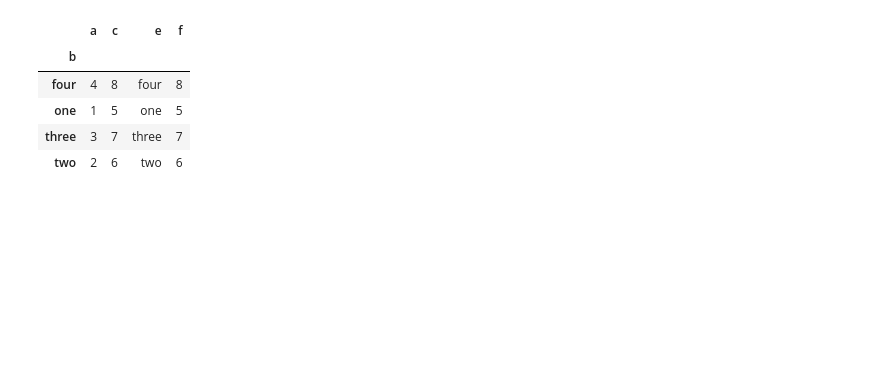
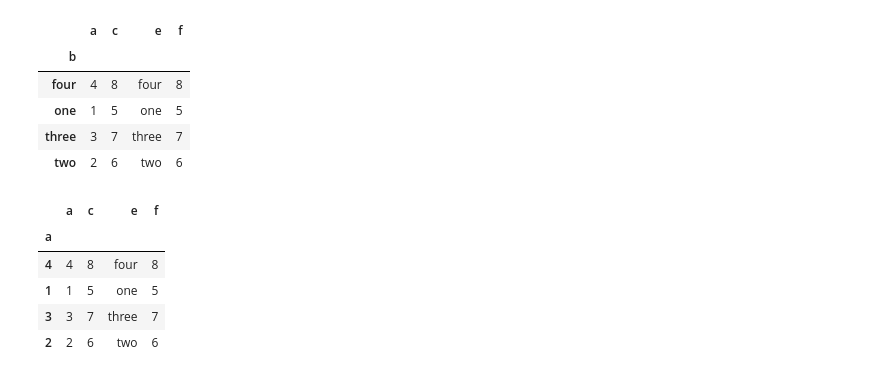
Before and after one commit to jwzinser/Tesis, a Jupyter notebook: ml/df_merge.ipynb, the cells around one changed output. Saved outputs shown, nothing was run; the diff lists cells and outputs as text; code cells hidden in the pictures; blank space fills up the shorter version.

```diff
--- a/ml/df_merge.ipynb
+++ b/ml/df_merge.ipynb
@@ -106,3 +214,14 @@ d1.merge(d2, left_on="a", right_index=True, how="left").compute()
 | one | 1 | 5 | one | 5 |
 | three | 3 | 7 | three | 7 |
 | two | 2 | 6 | two | 6 |
+# %%
+# using one index, refering the index with left_index, index on right df is kept
+# When using index-column merge the table whose index was not used in the merge is kept.
+d1.merge(d2, left_index=True, right_on="e", how="left").compute()
+# %% [output]
+|  | a | c | e | f |
+| a |  |  |  |  |
+| 4 | 4 | 8 | four | 8 |
+| 1 | 1 | 5 | one | 5 |
+| 3 | 3 | 7 | three | 7 |
+| 2 | 2 | 6 | two | 6 |
```
Also changed, not shown: parts of 13 cells of this notebook.
